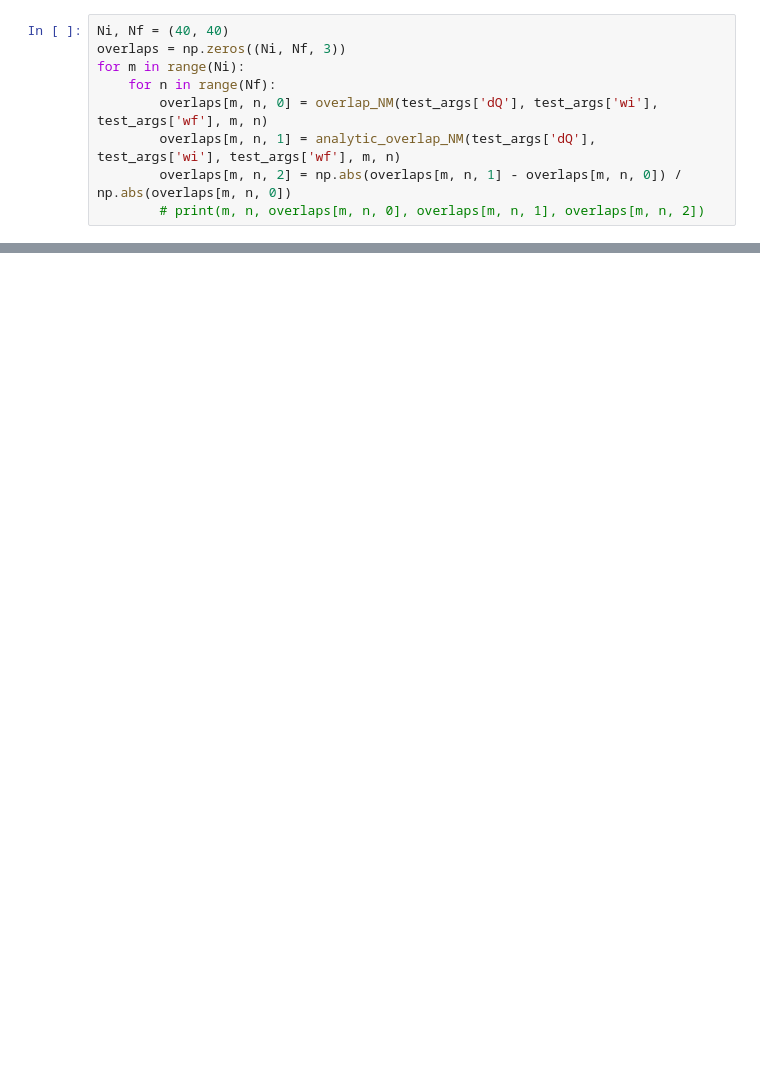
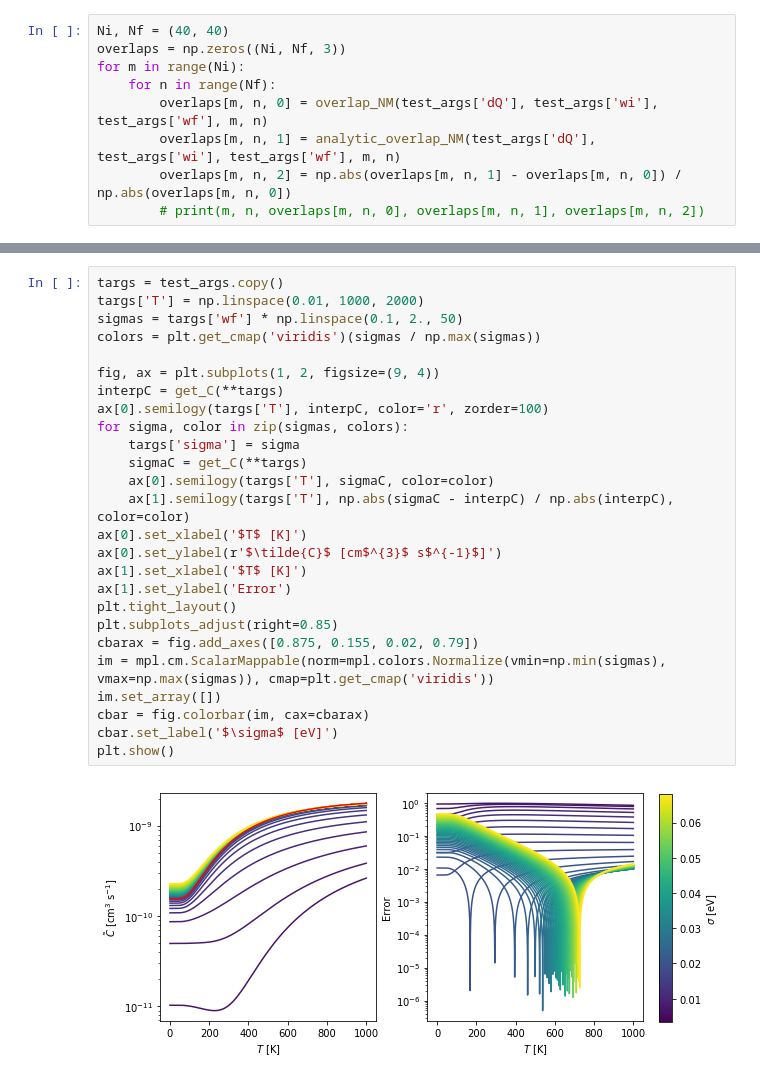
Before and after one commit to mturiansky/nonrad, a Jupyter notebook: notebooks/benchmarking.ipynb, the cells around one changed output, grey strips where cells are left out. Saved outputs shown, nothing was run; the diff lists cells and outputs as text; blank space fills up the shorter version.

```diff
--- a/notebooks/benchmarking.ipynb
+++ b/notebooks/benchmarking.ipynb
@@ -53,0 +131,28 @@ plt.show()
+# %%
+targs = test_args.copy()
+targs['T'] = np.linspace(0.01, 1000, 2000)
+sigmas = targs['wf'] * np.linspace(0.1, 2., 50)
+colors = plt.get_cmap('viridis')(sigmas / np.max(sigmas))
+
+fig, ax = plt.subplots(1, 2, figsize=(9, 4))
+interpC = get_C(**targs)
+ax[0].semilogy(targs['T'], interpC, color='r', zorder=100)
+for sigma, color in zip(sigmas, colors):
+    targs['sigma'] = sigma
+    sigmaC = get_C(**targs)
+    ax[0].semilogy(targs['T'], sigmaC, color=color)
+    ax[1].semilogy(targs['T'], np.abs(sigmaC - interpC) / np.abs(interpC), color=color)
+ax[0].set_xlabel('$T$ [K]')
+ax[0].set_ylabel(r'$\tilde{C}$ [cm$^{3}$ s$^{-1}$]')
+ax[1].set_xlabel('$T$ [K]')
+ax[1].set_ylabel('Error')
+plt.tight_layout()
+plt.subplots_adjust(right=0.85)
+cbarax = fig.add_axes([0.875, 0.155, 0.02, 0.79])
+im = mpl.cm.ScalarMappable(norm=mpl.colors.Normalize(vmin=np.min(sigmas), vmax=np.max(sigmas)), cmap=plt.get_cmap('viridis'))
+im.set_array([])
+cbar = fig.colorbar(im, cax=cbarax)
+cbar.set_label('$\sigma$ [eV]')
+plt.show()
+# %% [output]
+[figure, added]
```
Also changed, not shown: parts of 16 cells of this notebook.
